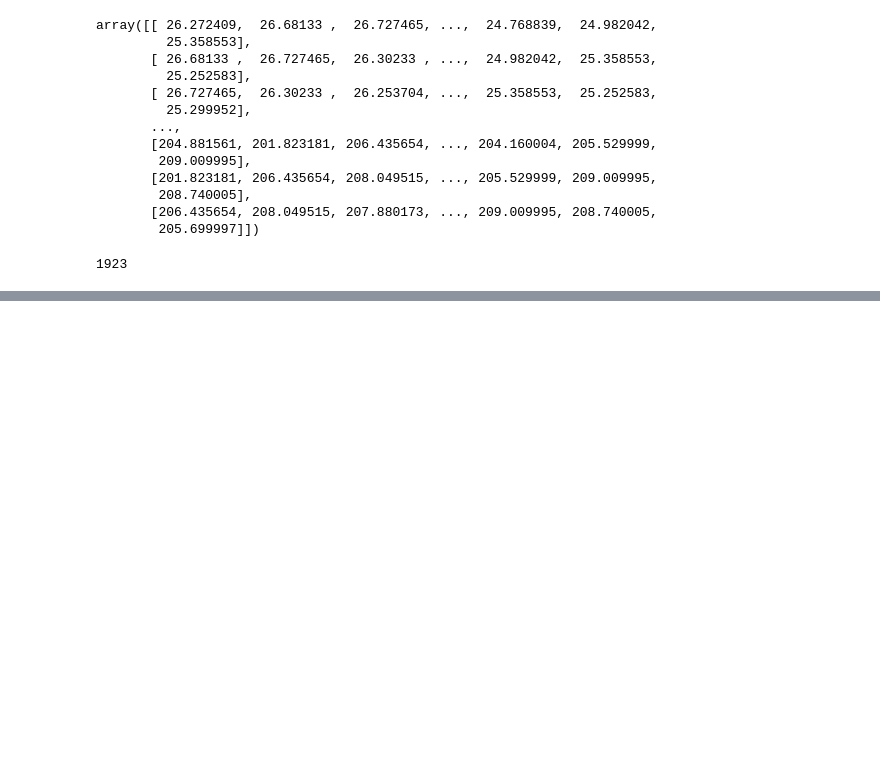
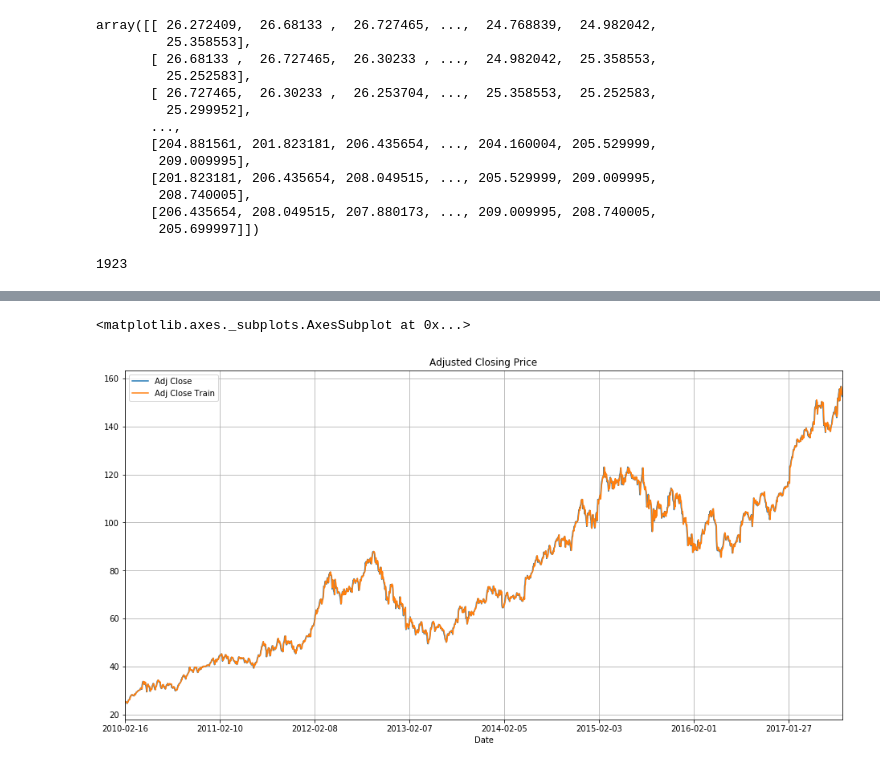
Before and after one commit to curiousnish/Stock_Prediction, a Jupyter notebook: Stock_Prediction.ipynb, the cells around one changed output, grey strips where cells are left out. Saved outputs shown, nothing was run; the diff lists cells and outputs as text; code cells hidden in the pictures; blank space fills up the shorter version.

Commit message:
trained Linear Regression model

```diff
--- a/Stock_Prediction.ipynb
+++ b/Stock_Prediction.ipynb
@@ -81,0 +79,20 @@ split_indices
+# %%
+from sklearn.linear_model import LinearRegression
+
+#Train
+linear_reg_model = LinearRegression()
+linear_reg_model.fit(X_train, y_train)
+
+#Inferences
+y_pred_train_linear_reg = linear_reg_model.predict(X_train)
+y_pred_linear_reg = linear_reg_model.predict(X_test)
+# %%
+#Plot the graph for it has trained on the training data
+df_linear = df.copy()
+df_linear.drop(['Open', 'High', 'Low', 'Close', 'Volume'], axis=1, inplace=True)
+df_linear = df_linear.iloc[window:split_indices]
+df_linear['Adj Close Train'] = y_pred_train_linear_reg[:-window]
+df_linear.plot(label='AAPL', figsize=(16, 8), title='Adjusted Closing Price', grid=True)
+# %% [output]
+<matplotlib.axes._subplots.AxesSubplot at 0x...>
+[figure, added]
```
Also changed, not shown: parts of 3 cells of this notebook.
